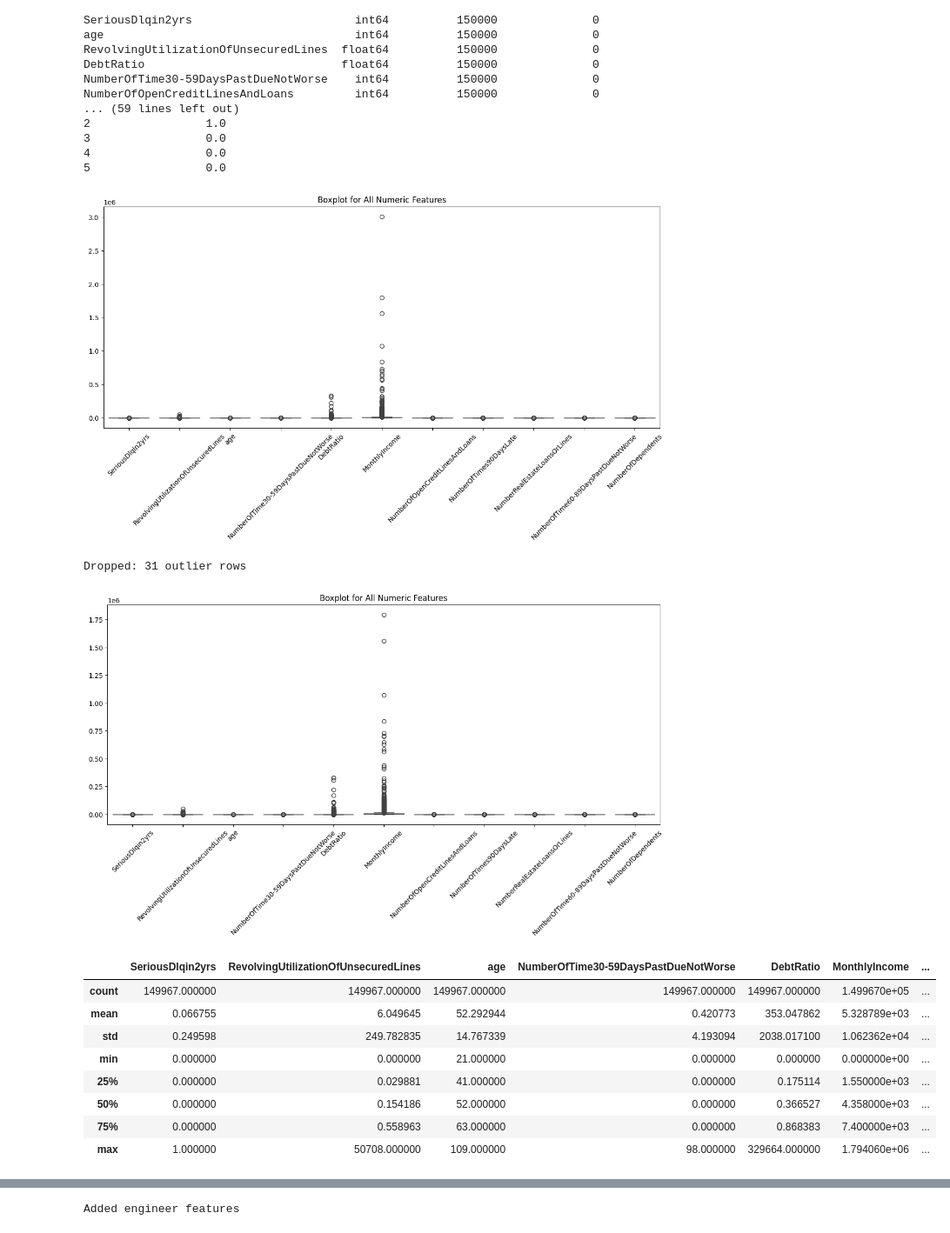
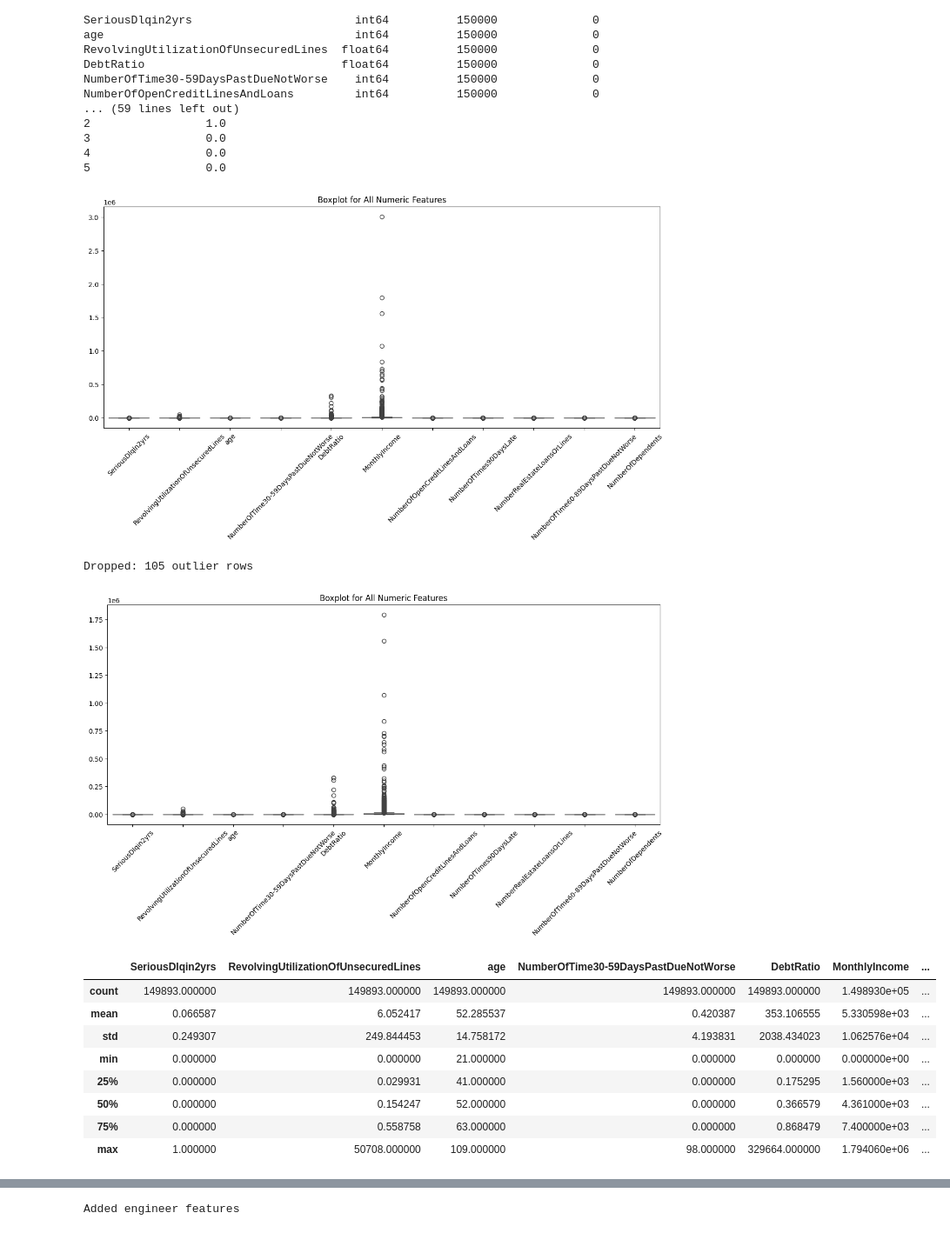
Before and after one commit to sunnysunny77/loan, a Jupyter notebook: cr.ipynb, the cells around one changed output, grey strips where cells are left out. Shown at 87% size. Saved outputs shown, nothing was run; the diff lists cells and outputs as text; code cells hidden in the pictures.

```diff
--- a/cr.ipynb
+++ b/cr.ipynb
@@ -544,43 +547,43 @@ NumberOfOpenCreditLinesAndLoans         int64          150000              0
 # %%
 # Outlier Handling
 numeric_df = df_train.select_dtypes(include=['int64', 'float64'])
 plt.figure(figsize=(15, 6))
 sns.boxplot(data=numeric_df)
 plt.title("Boxplot for All Numeric Features")
 plt.xticks(rotation=45)
 plt.show()
 
 df_train = df_train[df_train['age'] > 0].reset_index(drop=True)
 
 df_train = df_train.sort_values(by="MonthlyIncome", ascending=False).iloc[1:].reset_index(drop=True)
 
 df_filtered = outlier_handling(
     df_train,
     target_col="SeriousDlqin2yrs",
-    threshold_high = 99.99,
-    threshold_low = 0.01
+    threshold_high = 99.97,
+    threshold_low = 0.03
 )
 
 numeric_df = df_filtered.select_dtypes(include=['int64', 'float64'])
 plt.figure(figsize=(15, 6))
 sns.boxplot(data=numeric_df)
 plt.title("Boxplot for All Numeric Features")
 plt.xticks(rotation=45)
 plt.show()
 
 df_filtered.describe()
 # %% [output]
 [figure]
-Dropped: 31 outlier rows
+Dropped: 105 outlier rows
 [figure]
 |  | SeriousDlqin2yrs | RevolvingUtilizationOfUnsecuredLines | age | NumberOfTime30-59DaysPastDueNotWorse | DebtRatio | MonthlyIncome | ... |
-| count | 149967.000000 | 149967.000000 | 149967.000000 | 149967.000000 | 149967.000000 | 1.499670e+05 | ... |
-| mean | 0.066755 | 6.049645 | 52.292944 | 0.420773 | 353.047862 | 5.328789e+03 | ... |
-| std | 0.249598 | 249.782835 | 14.767339 | 4.193094 | 2038.017100 | 1.062362e+04 | ... |
+| count | 149893.000000 | 149893.000000 | 149893.000000 | 149893.000000 | 149893.000000 | 1.498930e+05 | ... |
+| mean | 0.066587 | 6.052417 | 52.285537 | 0.420387 | 353.106555 | 5.330598e+03 | ... |
+| std | 0.249307 | 249.844453 | 14.758172 | 4.193831 | 2038.434023 | 1.062576e+04 | ... |
 | min | 0.000000 | 0.000000 | 21.000000 | 0.000000 | 0.000000 | 0.000000e+00 | ... |
-| 25% | 0.000000 | 0.029881 | 41.000000 | 0.000000 | 0.175114 | 1.550000e+03 | ... |
-| 50% | 0.000000 | 0.154186 | 52.000000 | 0.000000 | 0.366527 | 4.358000e+03 | ... |
-| 75% | 0.000000 | 0.558963 | 63.000000 | 0.000000 | 0.868383 | 7.400000e+03 | ... |
+| 25% | 0.000000 | 0.029931 | 41.000000 | 0.000000 | 0.175295 | 1.560000e+03 | ... |
+| 50% | 0.000000 | 0.154247 | 52.000000 | 0.000000 | 0.366579 | 4.361000e+03 | ... |
+| 75% | 0.000000 | 0.558758 | 63.000000 | 0.000000 | 0.868479 | 7.400000e+03 | ... |
 | max | 1.000000 | 50708.000000 | 109.000000 | 98.000000 | 329664.000000 | 1.794060e+06 | ... |
 # %%
 # Select targets
```
Also changed, not shown: parts of 18 cells of this notebook, 2 other files.
